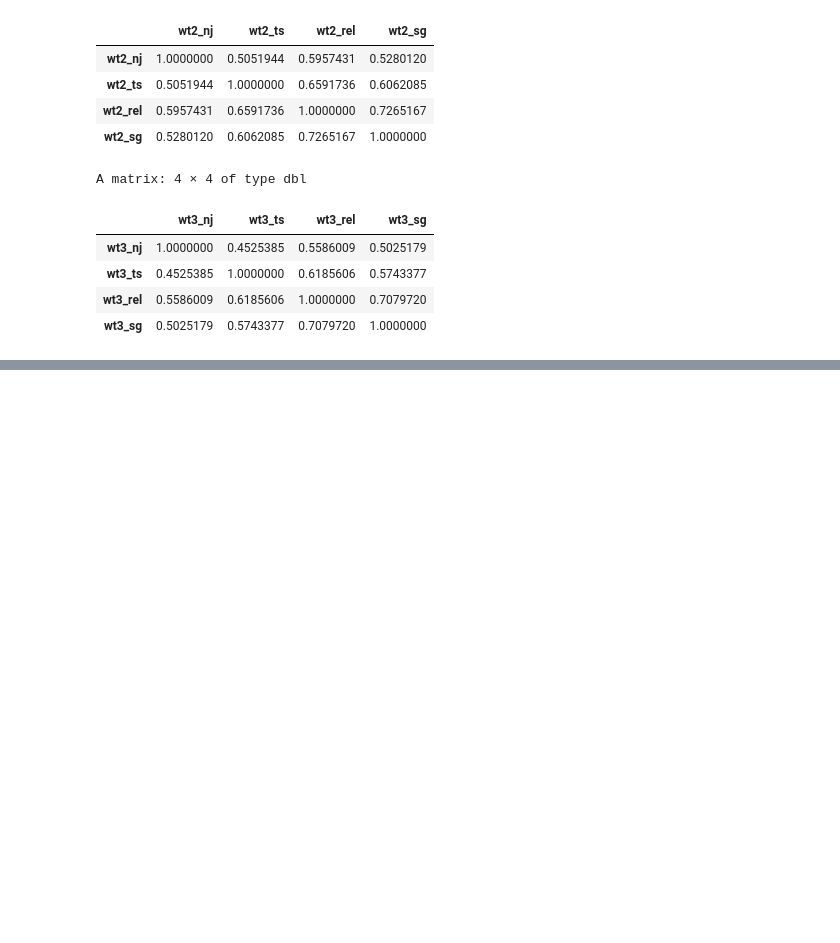
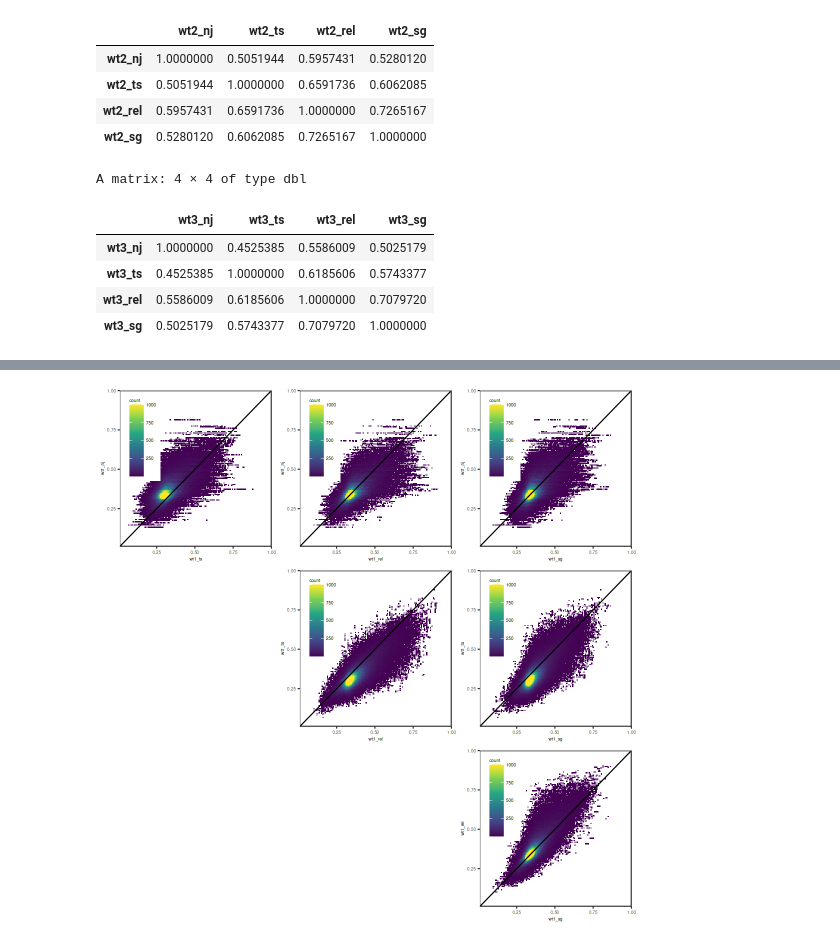
Before and after one commit to arka-pal/snapdragon-replicateHZ, a Jupyter notebook: twisst/comparison/twisstPlots_comparison.R.ipynb, the cells around one changed output, grey strips where cells are left out. Saved outputs shown, nothing was run; the diff lists cells and outputs as text; code cells hidden in the pictures; blank space fills up the shorter version.

```diff
--- a/twisst/comparison/twisstPlots_comparison.R.ipynb
+++ b/twisst/comparison/twisstPlots_comparison.R.ipynb
@@ -808,0 +536,14 @@ Warning message in xy.coords(x, y, xlabel, ylabel, log):
+# %%
+options(repr.plot.width=9, repr.plot.height=9)
+grid.arrange(biplot_weights(wt, "wt1_ts", "wt1_nj", c(0.01,1)),
+             biplot_weights(wt, "wt1_rel", "wt1_nj", c(0.01,1)),
+             biplot_weights(wt, "wt1_sg", "wt1_nj", c(0.01,1)),
+
+             blank_plot,
+             biplot_weights(wt, "wt1_rel", "wt1_ts", c(0.01,1)),
+             biplot_weights(wt, "wt1_sg", "wt1_ts", c(0.01,1)),
+
+             blank_plot,
+             blank_plot,
+             biplot_weights(wt, "wt1_sg", "wt1_rel", c(0.01,1)))
+# %% [output]
@@ -808,0 +560 @@ Warning message in xy.coords(x, y, xlabel, ylabel, log):
+[figure, added]
```
Also changed, not shown: parts of 25 cells of this notebook, 1 other file.
